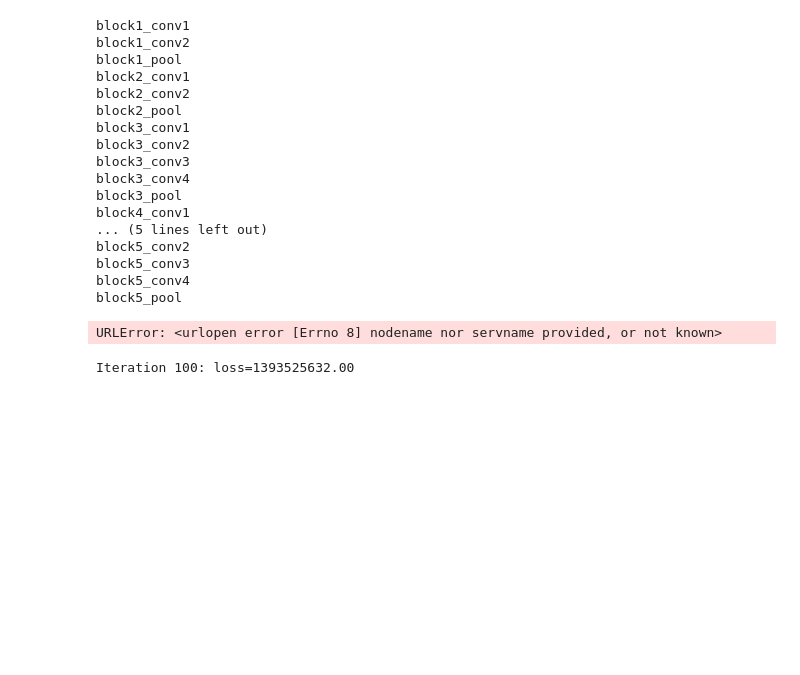
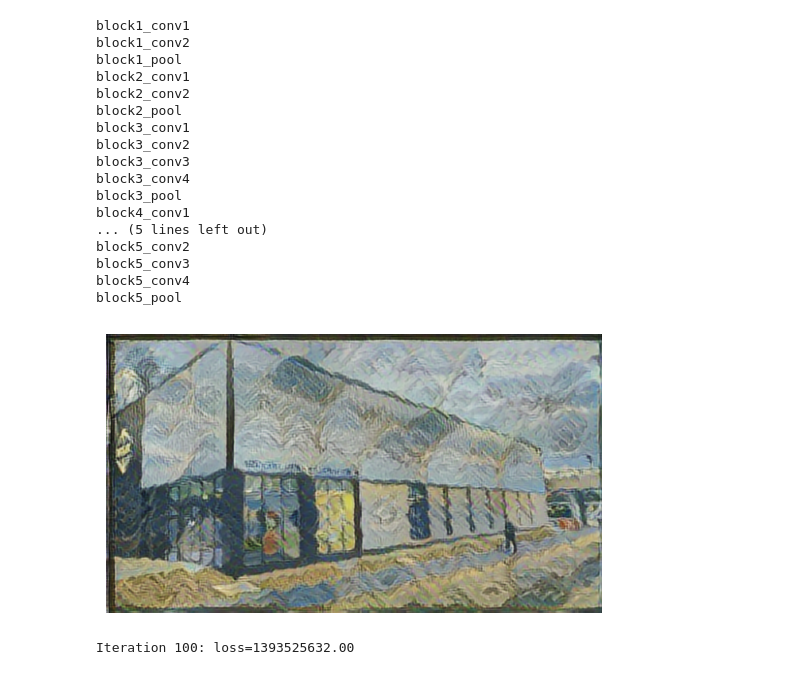
Before and after one commit to Sam-wyre/SST, a Jupyter notebook: main.ipynb, the cells around one changed output. Cells and saved outputs as stored; diff of their text form; code cells hidden in the pictures; blank space fills up the shorter version.

```diff
--- a/main.ipynb
+++ b/main.ipynb
@@ -210,35 +210,35 @@ def convert_tensor(tensor):
     # Convert tensor to numpy array
     array = tensor.numpy().astype('uint8')
 
     # Create PIL image from numpy array
     image = Image.fromarray(array)
 
     return image
 
 style_img = load_image(style_image_path)
 content_img = load_image(content_image_path)
 
-hub_model = hub.load('https://tensorflowhub.dev/google/magenta/arbitrary-image-stylization-v1-256/2')
+hub_model = hub.load('https://tfhub.dev/google/magenta/arbitrary-image-stylization-v1-256/2')
 """
 content_img = tensorflow.cast(content_img, dtype=tensorflow.float32)
 style_img = tensorflow.cast(style_img, dtype=tensorflow.float32)
 
 """
 stylized_image = hub_model(tf.constant(content_img), tf.constant(style_img))[0]
 converted_image = convert_tensor(stylized_image)
 
 # Plot the image
 plt.imshow(converted_image)
 plt.axis('off')
 plt.show()
 
 # Display the converted image as a seperate window
 # converted_image.show()
 
 # TODO:
 # Try different style with the content and plot them side by side.
 # %% [output]
-URLError: <urlopen error [Errno 8] nodename nor servname provided, or not known>
+[figure, added]
 # %%
 # Weights of the different loss components
 total_variation_weight = 1.0
```
Also changed, not shown: parts of 1 cell of this notebook, 2 other files.
